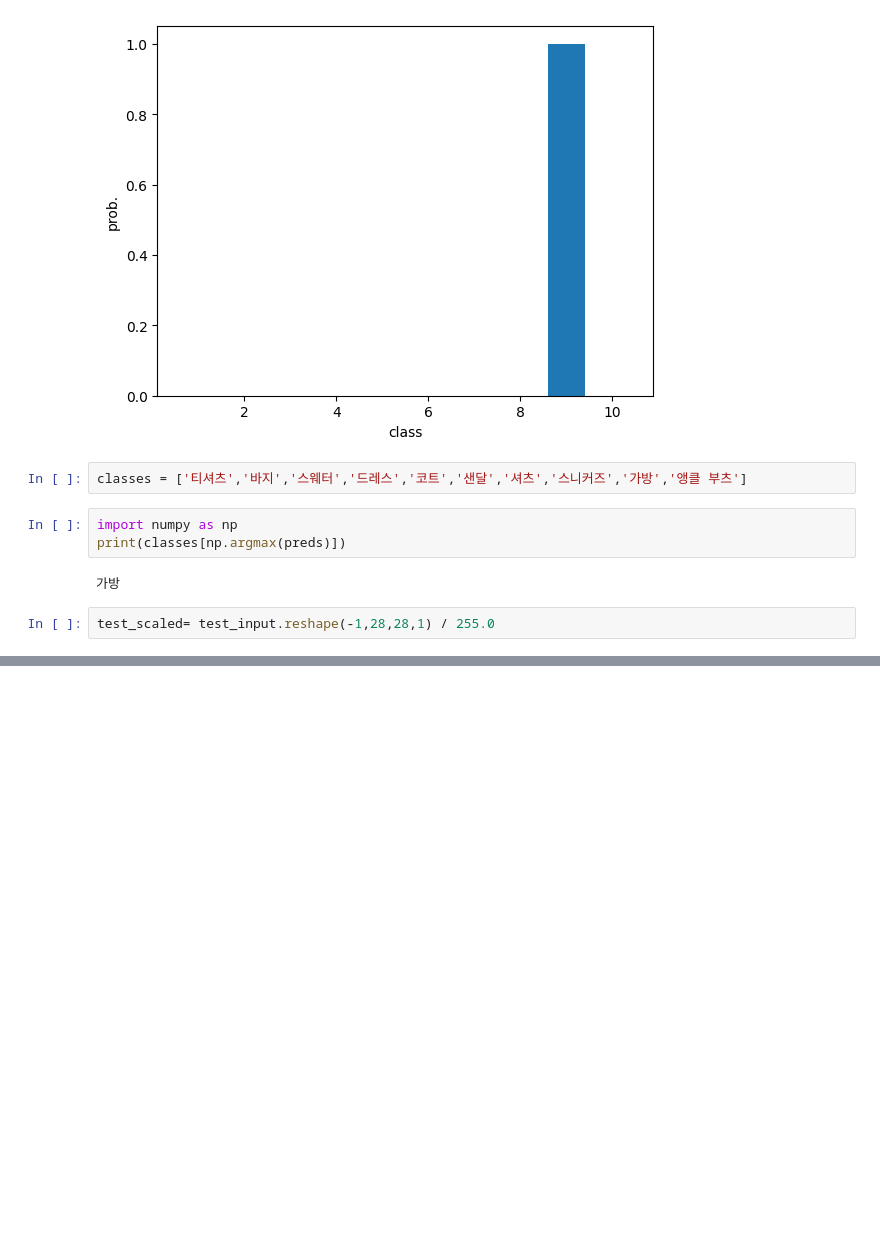
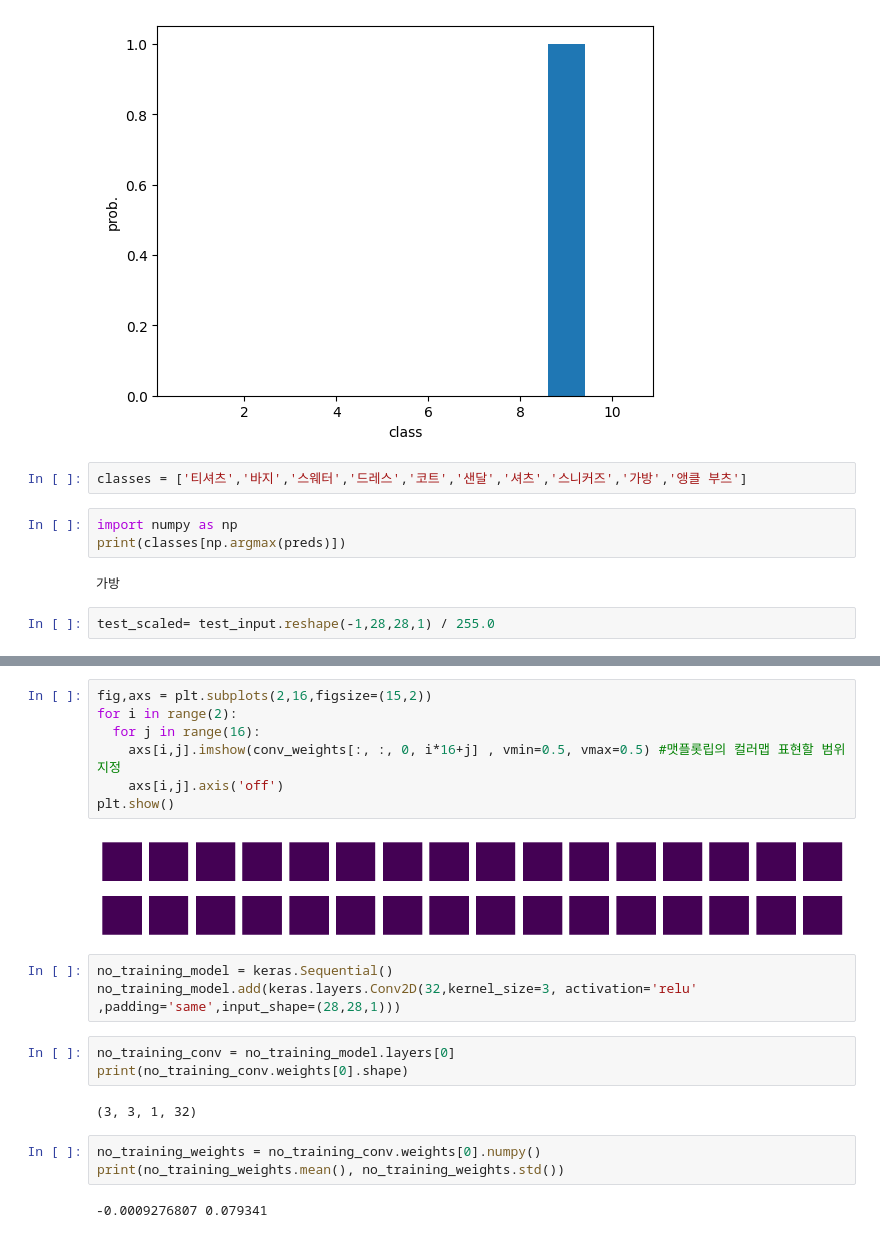
Before and after one commit to tndus628/-, a Jupyter notebook: 8. 이미지를 위한 인공 신경망.ipynb, the cells around one changed output, grey strips where cells are left out. Saved outputs shown, nothing was run; the diff lists cells and outputs as text; blank space fills up the shorter version.

```diff
--- a/8. 이미지를 위한 인공 신경망.ipynb
+++ b/8. 이미지를 위한 인공 신경망.ipynb
@@ -170,0 +206,23 @@ model.evaluate(test_scaled, test_target)
+# %%
+fig,axs = plt.subplots(2,16,figsize=(15,2))
+for i in range(2):
+  for j in range(16):
+    axs[i,j].imshow(conv_weights[:, :, 0, i*16+j] , vmin=0.5, vmax=0.5) #맷플롯립의 컬러맵 표현할 범위 지정
+    axs[i,j].axis('off')
+plt.show()
+# %% [output]
+[figure, added]
+# %%
+no_training_model = keras.Sequential()
+no_training_model.add(keras.layers.Conv2D(32,kernel_size=3, activation='relu'
+,padding='same',input_shape=(28,28,1)))
+# %%
+no_training_conv = no_training_model.layers[0]
+print(no_training_conv.weights[0].shape)
+# %% [output]
+(3, 3, 1, 32)
+# %%
+no_training_weights = no_training_conv.weights[0].numpy()
+print(no_training_weights.mean(), no_training_weights.std())
+# %% [output]
+-0.0009276807 0.079341
```
Also changed, not shown: parts of 24 cells of this notebook.
